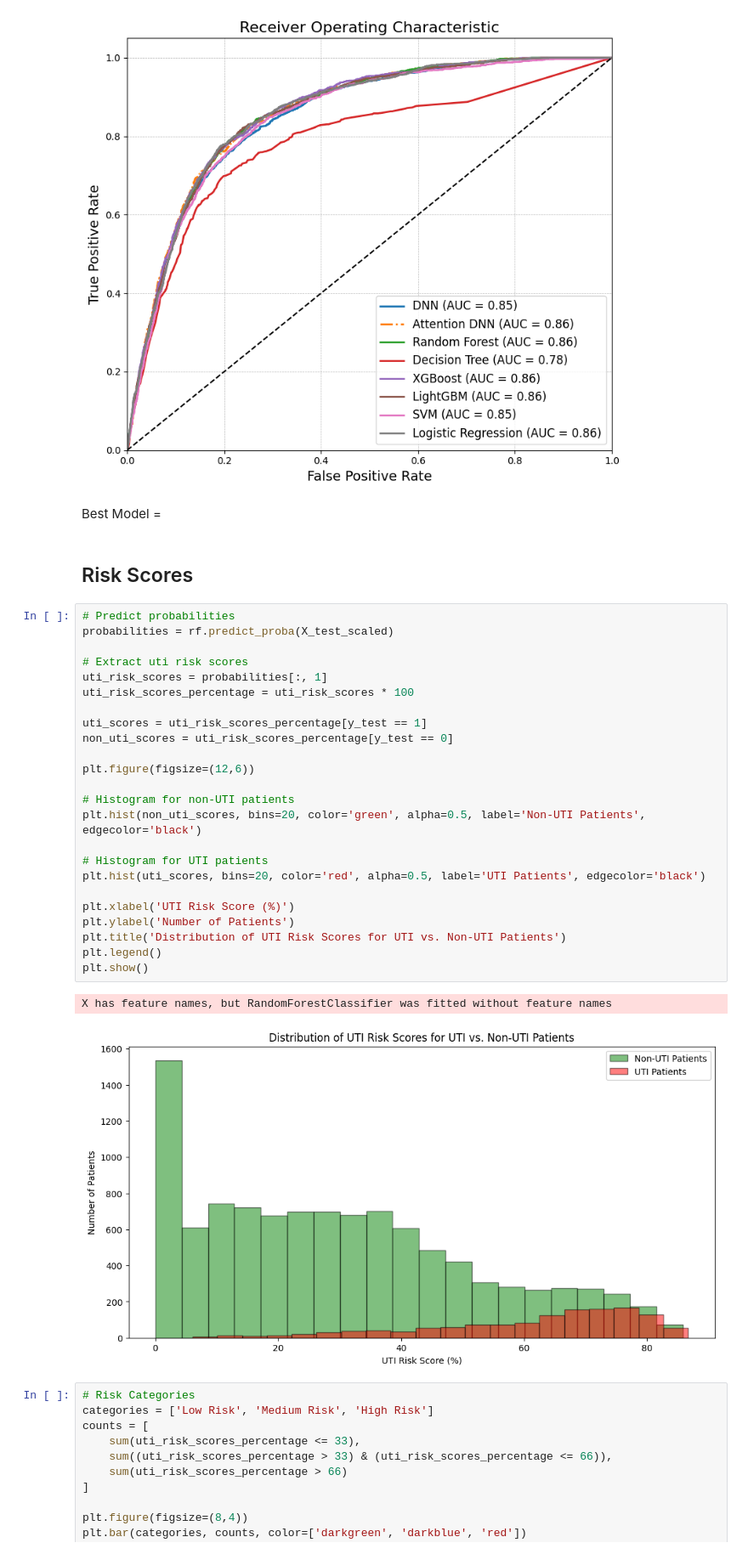
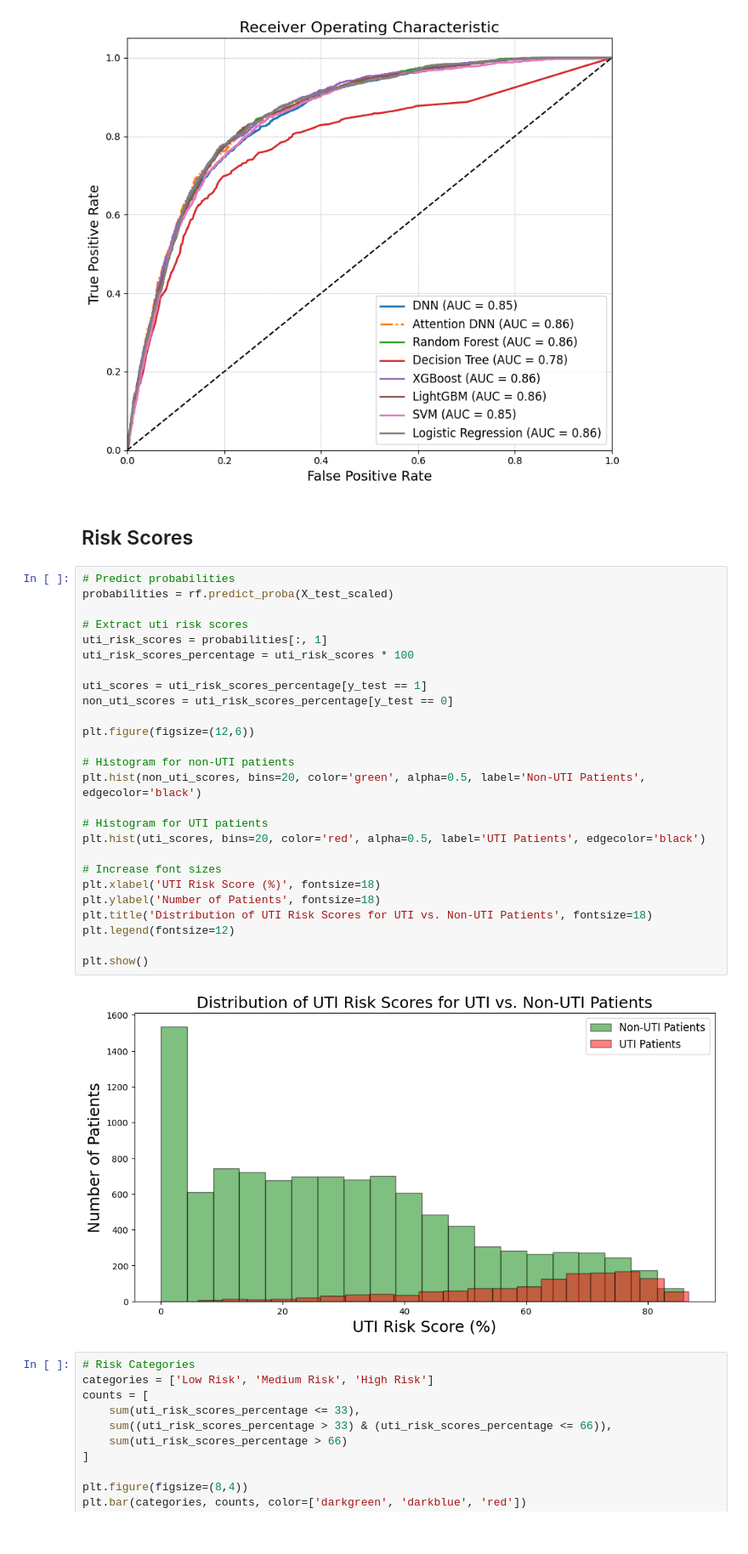
Before and after one commit to jiaminho/RPH-HAC-Prediction, a Jupyter notebook: HAC_Model.ipynb, the cells around one changed output. Shown at 85% size. Drawn from its saved outputs; the diff is of its cells as text.

```diff
--- a/HAC_Model.ipynb
+++ b/HAC_Model.ipynb
@@ -1369,37 +1430,36 @@ X has feature names, but RandomForestClassifier was fitted without feature names
 X has feature names, but SVC was fitted without feature names
 X has feature names, but LogisticRegression was fitted without feature names
 [figure]
-# %% [markdown]
-Best Model =
 # %% [markdown]
 ## Risk Scores
 # %%
 # Predict probabilities
 probabilities = rf.predict_proba(X_test_scaled)
 
 # Extract uti risk scores
 uti_risk_scores = probabilities[:, 1]
 uti_risk_scores_percentage = uti_risk_scores * 100
 
 uti_scores = uti_risk_scores_percentage[y_test == 1]
 non_uti_scores = uti_risk_scores_percentage[y_test == 0]
 
 plt.figure(figsize=(12,6))
 
 # Histogram for non-UTI patients
 plt.hist(non_uti_scores, bins=20, color='green', alpha=0.5, label='Non-UTI Patients', edgecolor='black')
 
 # Histogram for UTI patients
 plt.hist(uti_scores, bins=20, color='red', alpha=0.5, label='UTI Patients', edgecolor='black')
 
-plt.xlabel('UTI Risk Score (%)')
-plt.ylabel('Number of Patients')
-plt.title('Distribution of UTI Risk Scores for UTI vs. Non-UTI Patients')
-plt.legend()
+# Increase font sizes
+plt.xlabel('UTI Risk Score (%)', fontsize=18)
+plt.ylabel('Number of Patients', fontsize=18)
+plt.title('Distribution of UTI Risk Scores for UTI vs. Non-UTI Patients', fontsize=18)
+plt.legend(fontsize=12)
+
 plt.show()
 # %% [output]
-X has feature names, but RandomForestClassifier was fitted without feature names
-[figure, old version]
+[figure, new version]
 # %%
 # Risk Categories
 categories = ['Low Risk', 'Medium Risk', 'High Risk']
```
Also changed, not shown: parts of 19 cells of this notebook.
